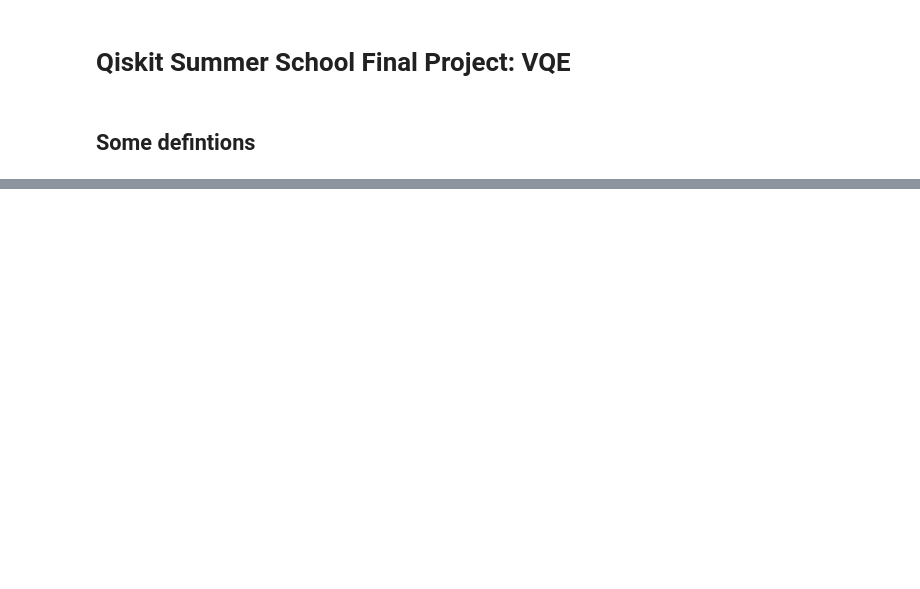
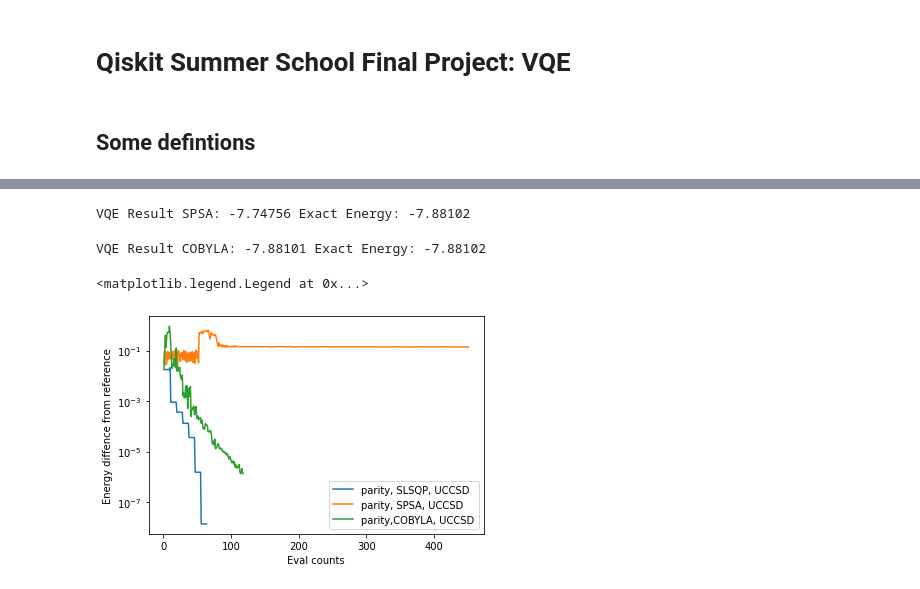
Before and after one commit to filippotramonto/QGSS-FinalProjectTeam47, a Jupyter notebook: FinalProjectTeam47.ipynb, the cells around one changed output, grey strips where cells are left out. Cells and saved outputs as stored; diff of their text form; code cells hidden in the pictures; blank space fills up the shorter version.

```diff
--- a/FinalProjectTeam47.ipynb
+++ b/FinalProjectTeam47.ipynb
@@ -177,0 +187,27 @@ VQE Result: -7.881072027638027 Exact Energy: -7.881072044030918
+# %%
+optimizer = SPSA(max_trials=200)
+
+counts=[]
+values=[]
+params=[]
+deviation=[]
+vqe = VQE(qubitOp, var_form, optimizer,callback=store_intermediate_result)
+vqe_result_SPSA = np.real(vqe.run(backend)['eigenvalue'] + total_en_shift)
+print("VQE Result SPSA:", np.round(vqe_result_SPSA,5), "Exact Energy:", np.round(exact_energy,5))
+# %% [output]
+VQE Result SPSA: -7.74756 Exact Energy: -7.88102
+# %%
+counts_SPSA = counts
+en_diff_SPSA = values - np.real(ref[0])
+deviation_SPSA = deviation
+# %%
+optimizer = COBYLA(maxiter=200, tol=0.001)
+counts=[]
+values=[]
+params=[]
+deviation=[]
+vqe = VQE(qubitOp, var_form, optimizer,callback=store_intermediate_result)
+vqe_result_COBYLA = np.real(vqe.run(backend)['eigenvalue'] + total_en_shift)
+print("VQE Result COBYLA:", np.round(vqe_result_COBYLA,5), "Exact Energy:", np.round(exact_energy,5))
+# %% [output]
+VQE Result COBYLA: -7.88101 Exact Energy: -7.88102
@@ -177,0 +218,11 @@ VQE Result: -7.881072027638027 Exact Energy: -7.881072044030918
+# %%
+plt.plot(counts_SLSQP,en_diff_SLSQP,label="parity, SLSQP, UCCSD")
+plt.plot(counts_SPSA,en_diff_SPSA,label="parity, SPSA, UCCSD")
+plt.plot(counts_COBYLA,en_diff_COBYLA,label="parity,COBYLA, UCCSD")
+plt.xlabel('Eval counts')
+plt.ylabel('Energy diffence from reference')
+plt.yscale("log")
+plt.legend()
+# %% [output]
+<matplotlib.legend.Legend at 0x...>
+[figure, added]
```
Also changed, not shown: parts of 36 cells of this notebook.
